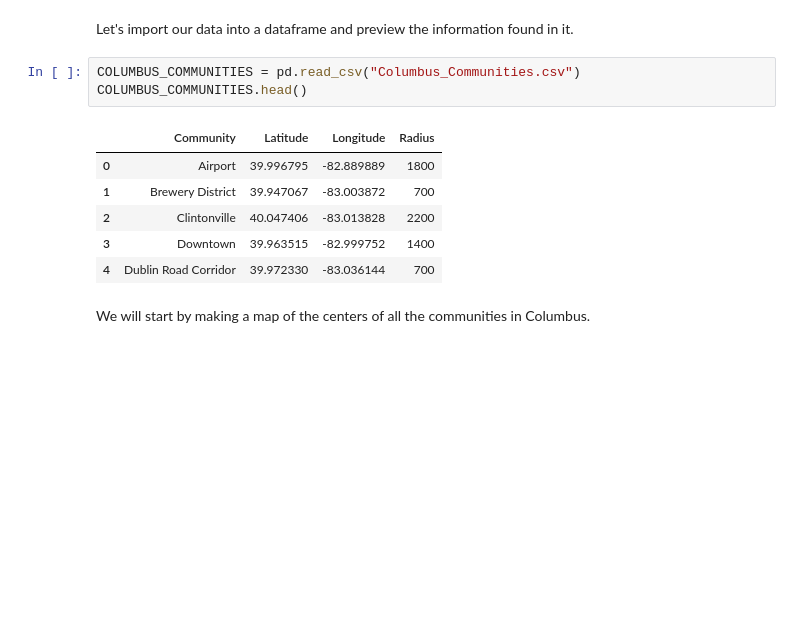
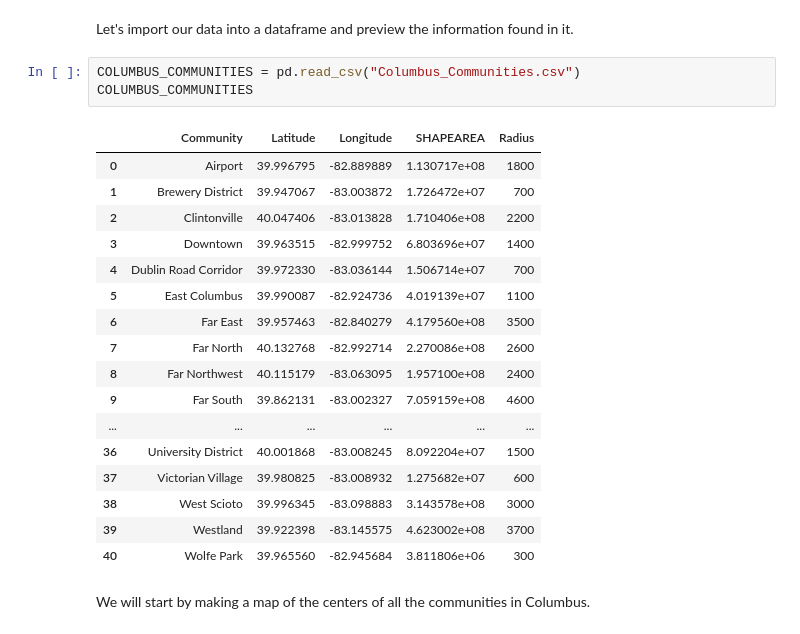
Before and after one commit to alexanderWhile/Coursera_Capstone, a Jupyter notebook: notebook.ipynb, the cells around one changed output. Cells and saved outputs as stored; diff of their text form; blank space fills up the shorter version.

```diff
--- a/notebook.ipynb
+++ b/notebook.ipynb
@@ -21,14 +21,25 @@ The list of Columbus neighborhoods was obtained from [this website](http://opend
 Let's import our data into a dataframe and preview the information found in it.
 # %%
 COLUMBUS_COMMUNITIES = pd.read_csv("Columbus_Communities.csv")
-COLUMBUS_COMMUNITIES.head()
+COLUMBUS_COMMUNITIES
 # %% [output]
-|  | Community | Latitude | Longitude | Radius |
-| 0 | Airport | 39.996795 | -82.889889 | 1800 |
-| 1 | Brewery District | 39.947067 | -83.003872 | 700 |
-| 2 | Clintonville | 40.047406 | -83.013828 | 2200 |
-| 3 | Downtown | 39.963515 | -82.999752 | 1400 |
-| 4 | Dublin Road Corridor | 39.972330 | -83.036144 | 700 |
+|  | Community | Latitude | Longitude | SHAPEAREA | Radius |
+| 0 | Airport | 39.996795 | -82.889889 | 1.130717e+08 | 1800 |
+| 1 | Brewery District | 39.947067 | -83.003872 | 1.726472e+07 | 700 |
+| 2 | Clintonville | 40.047406 | -83.013828 | 1.710406e+08 | 2200 |
+| 3 | Downtown | 39.963515 | -82.999752 | 6.803696e+07 | 1400 |
+| 4 | Dublin Road Corridor | 39.972330 | -83.036144 | 1.506714e+07 | 700 |
+| 5 | East Columbus | 39.990087 | -82.924736 | 4.019139e+07 | 1100 |
+| 6 | Far East | 39.957463 | -82.840279 | 4.179560e+08 | 3500 |
+| 7 | Far North | 40.132768 | -82.992714 | 2.270086e+08 | 2600 |
+| 8 | Far Northwest | 40.115179 | -83.063095 | 1.957100e+08 | 2400 |
+| 9 | Far South | 39.862131 | -83.002327 | 7.059159e+08 | 4600 |
+| ... | ... | ... | ... | ... | ... |
+| 36 | University District | 40.001868 | -83.008245 | 8.092204e+07 | 1500 |
+| 37 | Victorian Village | 39.980825 | -83.008932 | 1.275682e+07 | 600 |
+| 38 | West Scioto | 39.996345 | -83.098883 | 3.143578e+08 | 3000 |
+| 39 | Westland | 39.922398 | -83.145575 | 4.623002e+08 | 3700 |
+| 40 | Wolfe Park | 39.965560 | -82.945684 | 3.811806e+06 | 300 |
 # %% [markdown]
 We will start by making a map of the centers of all the communities in Columbus.
 # %%
```
Also changed, not shown: parts of 1 cell of this notebook, 1 other file.
